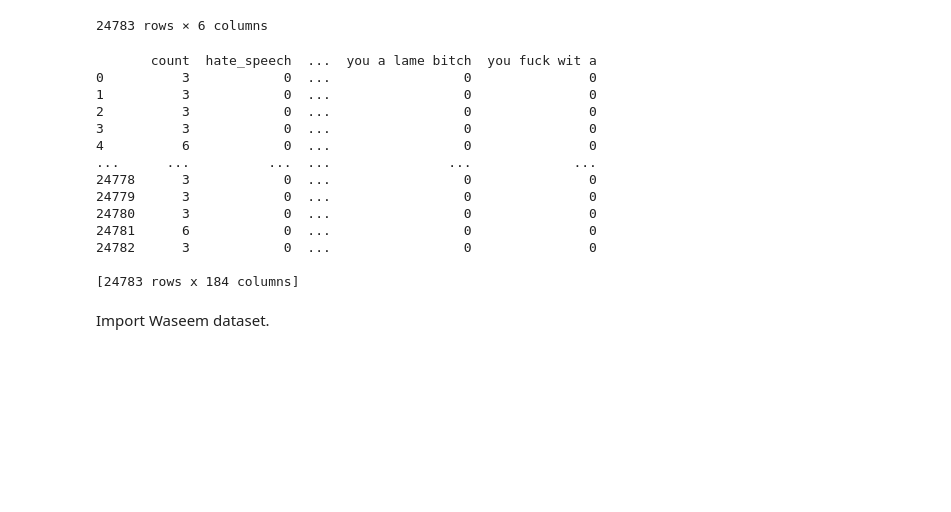
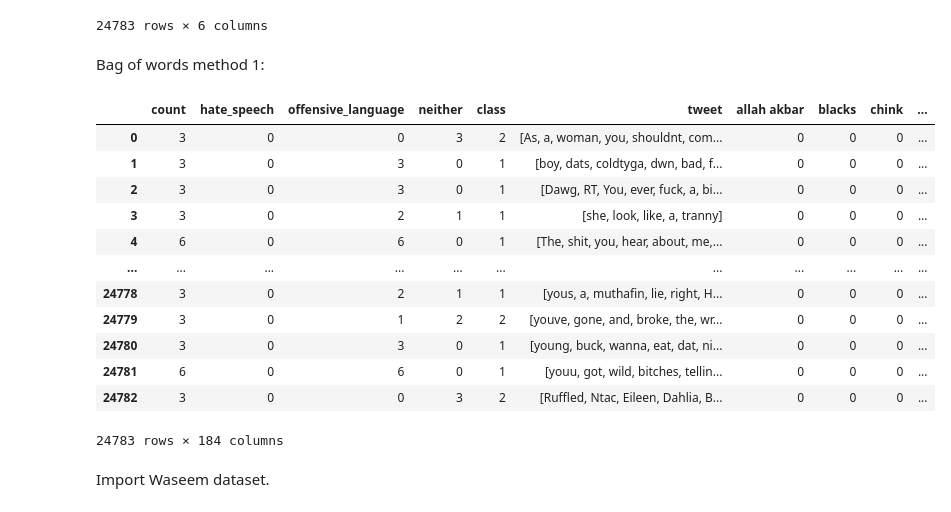
Before and after one commit to zuziamatysiak/cis419-hate-speech, a Jupyter notebook: colab notebooks/CIS_419_Project.ipynb, the cells around one changed output. Drawn from its saved outputs; the diff is of its cells as text; code cells hidden in the pictures; blank space fills up the shorter version.

```diff
--- a/colab notebooks/CIS_419_Project.ipynb
+++ b/colab notebooks/CIS_419_Project.ipynb
@@ -68,31 +68,33 @@ df_davidson
 24783 rows × 6 columns
 # %%
 df_davidson = tokenize_method1(df_davidson, "tweet")
+# %% [markdown]
+Bag of words method 1:
 # %%
 words = []
 url_hate_words = "https://raw.githubusercontent.com/t-davidson/hate-speech-and-offensive-language/master/lexicons/refined_ngram_dict.csv"
 bag_of_words = pd.read_csv(url_hate_words)
 for i, row in bag_of_words.iterrows():
   words.append(row[0])
 for word in words:
   df_davidson[word] = df_davidson["tweet"].map(lambda x: 1 if word in x else 0)
-labels = ["count", "hate_speech", "offensive_language", "neither","class","tweet"]
-print(df_davidson)
+labels_davidson = ["count", "hate_speech", "offensive_language", "neither","class","tweet"]
+label_davidson = "class"
+df_davidson
 # %% [output]
+|  | count | hate_speech | offensive_language | neither | class | tweet | allah akbar | blacks | chink | ... |
+| 0 | 3 | 0 | 0 | 3 | 2 | [As, a, woman, you, shouldnt, com... | 0 | 0 | 0 | ... |
+| 1 | 3 | 0 | 3 | 0 | 1 | [boy, dats, coldtyga, dwn, bad, f... | 0 | 0 | 0 | ... |
+| 2 | 3 | 0 | 3 | 0 | 1 | [Dawg, RT, You, ever, fuck, a, bi... | 0 | 0 | 0 | ... |
+| 3 | 3 | 0 | 2 | 1 | 1 | [she, look, like, a, tranny] | 0 | 0 | 0 | ... |
+| 4 | 6 | 0 | 6 | 0 | 1 | [The, shit, you, hear, about, me,... | 0 | 0 | 0 | ... |
+| ... | ... | ... | ... | ... | ... | ... | ... | ... | ... | ... |
+| 24778 | 3 | 0 | 2 | 1 | 1 | [yous, a, muthafin, lie, right, H... | 0 | 0 | 0 | ... |
+| 24779 | 3 | 0 | 1 | 2 | 2 | [youve, gone, and, broke, the, wr... | 0 | 0 | 0 | ... |
+| 24780 | 3 | 0 | 3 | 0 | 1 | [young, buck, wanna, eat, dat, ni... | 0 | 0 | 0 | ... |
+| 24781 | 6 | 0 | 6 | 0 | 1 | [youu, got, wild, bitches, tellin... | 0 | 0 | 0 | ... |
+| 24782 | 3 | 0 | 0 | 3 | 2 | [Ruffled, Ntac, Eileen, Dahlia, B... | 0 | 0 | 0 | ... |
-       count  hate_speech  ...  you a lame bitch  you fuck wit a
-0          3            0  ...                 0               0
-1          3            0  ...                 0               0
-2          3            0  ...                 0               0
-3          3            0  ...                 0               0
-4          6            0  ...                 0               0
-...      ...          ...  ...               ...             ...
-24778      3            0  ...                 0               0
-24779      3            0  ...                 0               0
-24780      3            0  ...                 0               0
-24781      6            0  ...                 0               0
-24782      3            0  ...                 0               0
-
-[24783 rows x 184 columns]
+24783 rows × 184 columns
 # %% [markdown]
 Import Waseem dataset.
 # %%
```
Also changed, not shown: parts of 11 cells of this notebook, 2 other files.
